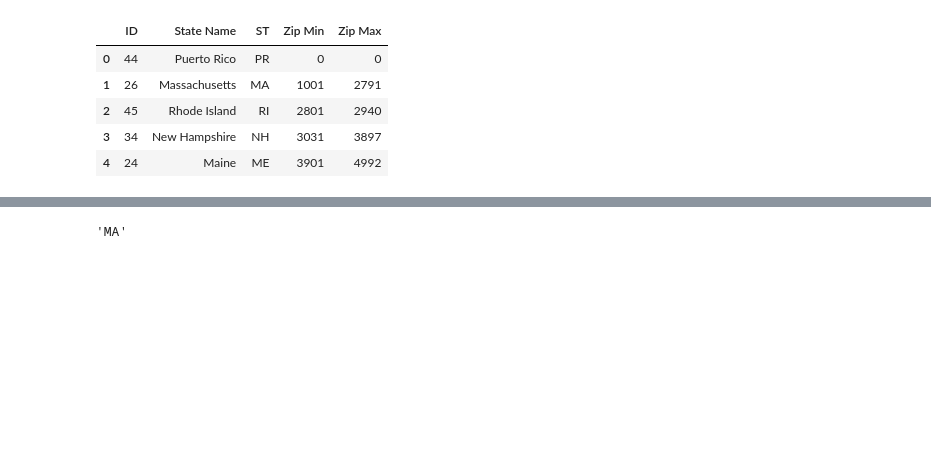
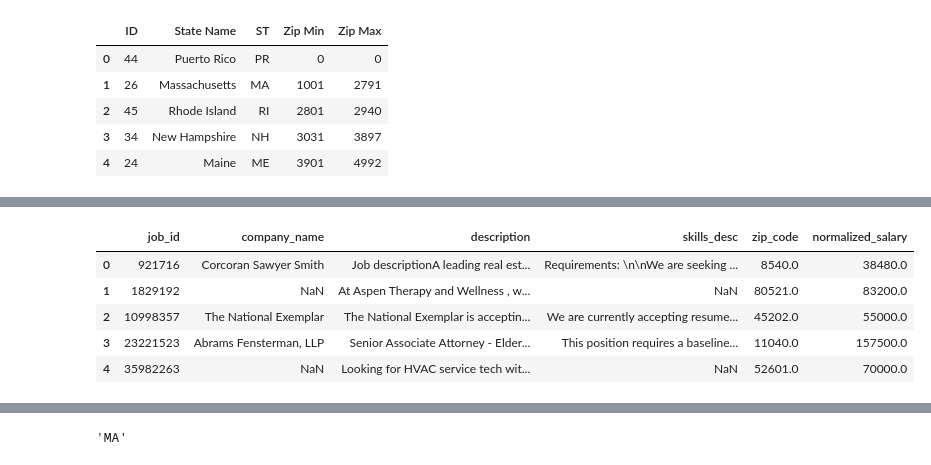
Before and after one commit to whleng/18755-project, a Jupyter notebook: src/create_network_locations.ipynb, the cells around one changed output, grey strips where cells are left out. Cells and saved outputs as stored; diff of their text form; code cells hidden in the pictures; blank space fills up the shorter version.

```diff
--- a/src/create_network_locations.ipynb
+++ b/src/create_network_locations.ipynb
@@ -22,6 +22,4 @@ df_zip.head()
 | 3 | 34 | New Hampshire | NH | 3031 | 3897 |
 | 4 | 24 | Maine | ME | 3901 | 4992 |
 # %%
-df_postings = pd.read_csv("../data/postings_parsed.csv")
-df_postings_shortened = df_postings.head(100)
-df_postings_shortened.head()
+df_postings = pd.read_csv("../data/postings.csv")
@@ -34,0 +26,11 @@ df_postings_shortened.head()
+# %%
+filtered_columns  = ['job_id', 'company_name', 'description', 'skills_desc', 'zip_code', 'normalized_salary']
+df_postings_shortened = df_postings[filtered_columns].head(100)
+df_postings_shortened.head()
+# %% [output]
+|  | job_id | company_name | description | skills_desc | zip_code | normalized_salary |
+| 0 | 921716 | Corcoran Sawyer Smith | Job descriptionA leading real est... | Requirements: \n\nWe are seeking ... | 8540.0 | 38480.0 |
+| 1 | 1829192 | NaN | At Aspen Therapy and Wellness , w... | NaN | 80521.0 | 83200.0 |
+| 2 | 10998357 | The National Exemplar | The National Exemplar is acceptin... | We are currently accepting resume... | 45202.0 | 55000.0 |
+| 3 | 23221523 | Abrams Fensterman, LLP | Senior Associate Attorney - Elder... | This position requires a baseline... | 11040.0 | 157500.0 |
+| 4 | 35982263 | NaN | Looking for HVAC service tech wit... | NaN | 52601.0 | 70000.0 |
```
Also changed, not shown: parts of 11 cells of this notebook, 1 other file.
